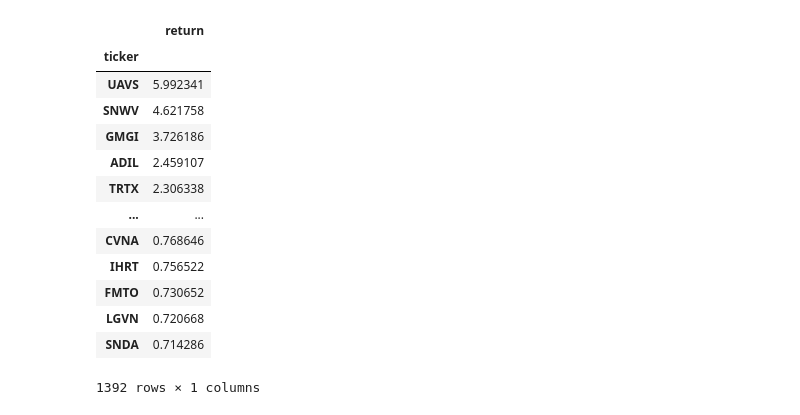
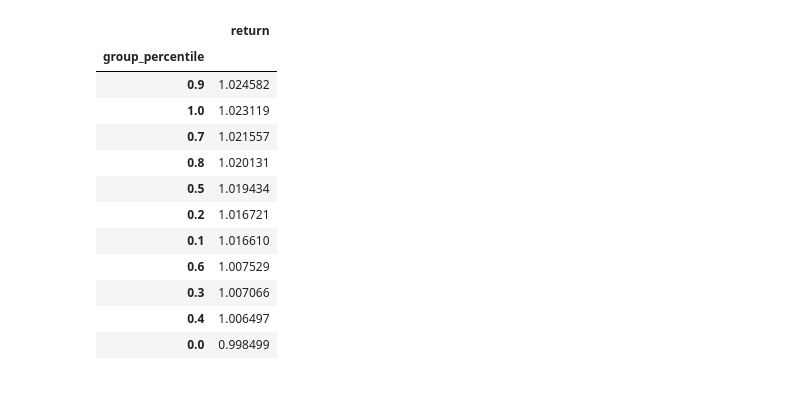
Before and after one commit to chung-ejy/orivault, a Jupyter notebook: studies/swing_trading_study/speculation_basic.ipynb, the cells around one changed output. Drawn from its saved outputs; the diff is of its cells as text; code cells hidden in the pictures.

```diff
--- a/studies/swing_trading_study/speculation_basic.ipynb
+++ b/studies/swing_trading_study/speculation_basic.ipynb
@@ -87,18 +103,19 @@ simulation.sort_values("date", inplace=True)
+# %%
+filtered_simulation = simulation[(simulation["adjclose"]<=10)].copy()
 # %%
 analysises = []
 for portfolio in tqdm(filtered_portfolios):
-
-        try:
-            trades = portfolio.trades(simulation.copy())
-            performance = portfolio.portfolio(trades.copy(),benchmark.copy())
-            metrics = KPI.performance(trades,performance)
-            results = {**portfolio.to_dict(),**metrics.copy()}
-            results["portfolio"] = portfolio
-            results["rolling_window"] = rolling_window
-            analysises.append(results)
-        except Exception as e:
-            print(str(e))
-            continue
+    try:
+        trades = portfolio.trades(filtered_simulation.copy())
+        performance = portfolio.portfolio(trades.copy(),benchmark.copy())
+        metrics = KPI.performance(trades,performance)
+        results = {**portfolio.to_dict(),**metrics.copy()}
+        results["portfolio"] = portfolio
+        results["rolling_window"] = rolling_window
+        analysises.append(results)
+    except Exception as e:
+        print(str(e))
+        continue
 # %%
 a = pd.DataFrame(analysises)
 # %%
@@ -107,7 +124,7 @@ orivault.drop("results")
 orivault.store("results",a.drop("portfolio",axis=1))
 orivault.disconnect()
 # %%
-filtered_a = a.drop(["date","risk_type","position_type","timeframe","allocation_type","selection_percentage"],axis=1).sort_values("sharpe_ratio",ascending=False)
+filtered_a = a.drop(["date","risk_type","timeframe","allocation_type","selection_percentage"],axis=1).sort_values("pnl",ascending=False)
 top = filtered_a.head(20).to_dict("records")[0]
-filtered_a
+filtered_a.head(20)
 # %% [output]
@@ -155,6 +174,6 @@ plt.show()
 # %%
 pm = top["portfolio"]
-trades = pm.trades(simulation.copy())
+trades = pm.trades(filtered_simulation.copy())
 trades = p.additional_date_columns(trades)
 portfolio = pm.portfolio(trades.copy(),benchmark.copy())
 portfolio = p.additional_date_columns(portfolio)
@@ -187,18 +206,17 @@ plt.show()
 # %%
-trades[["ticker","return"]].groupby("ticker").mean().sort_values("return",ascending=False)
+trades[["group_percentile","return"]].groupby("group_percentile").mean().sort_values("return",ascending=False)
 # %% [output]
 |  | return |
-| ticker |  |
-| UAVS | 5.992341 |
-| SNWV | 4.621758 |
-| GMGI | 3.726186 |
-| ADIL | 2.459107 |
-| TRTX | 2.306338 |
-| ... | ... |
-| CVNA | 0.768646 |
-| IHRT | 0.756522 |
-| FMTO | 0.730652 |
-| LGVN | 0.720668 |
-| SNDA | 0.714286 |
+| group_percentile |  |
+| 0.9 | 1.024582 |
+| 1.0 | 1.023119 |
+| 0.7 | 1.021557 |
+| 0.8 | 1.020131 |
+| 0.5 | 1.019434 |
+| 0.2 | 1.016721 |
+| 0.1 | 1.016610 |
+| 0.6 | 1.007529 |
+| 0.3 | 1.007066 |
+| 0.4 | 1.006497 |
+| 0.0 | 0.998499 |
-1392 rows × 1 columns
 # %%
```
Also changed, not shown: parts of 9 cells of this notebook, 5 other files.
